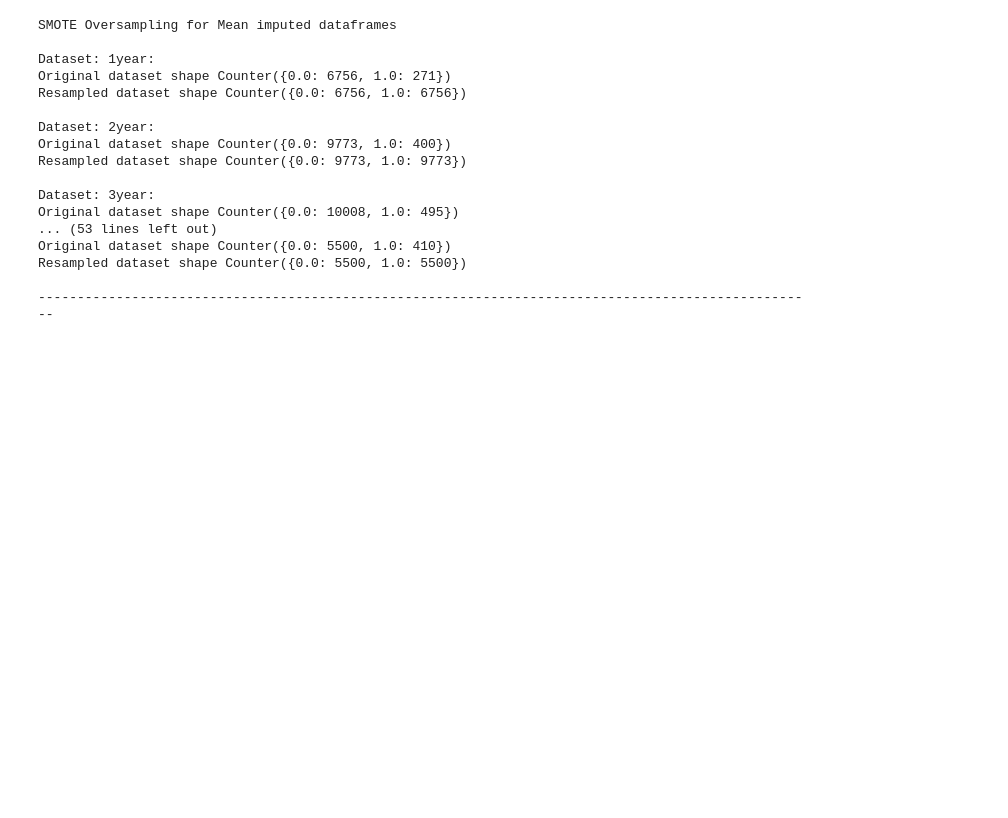
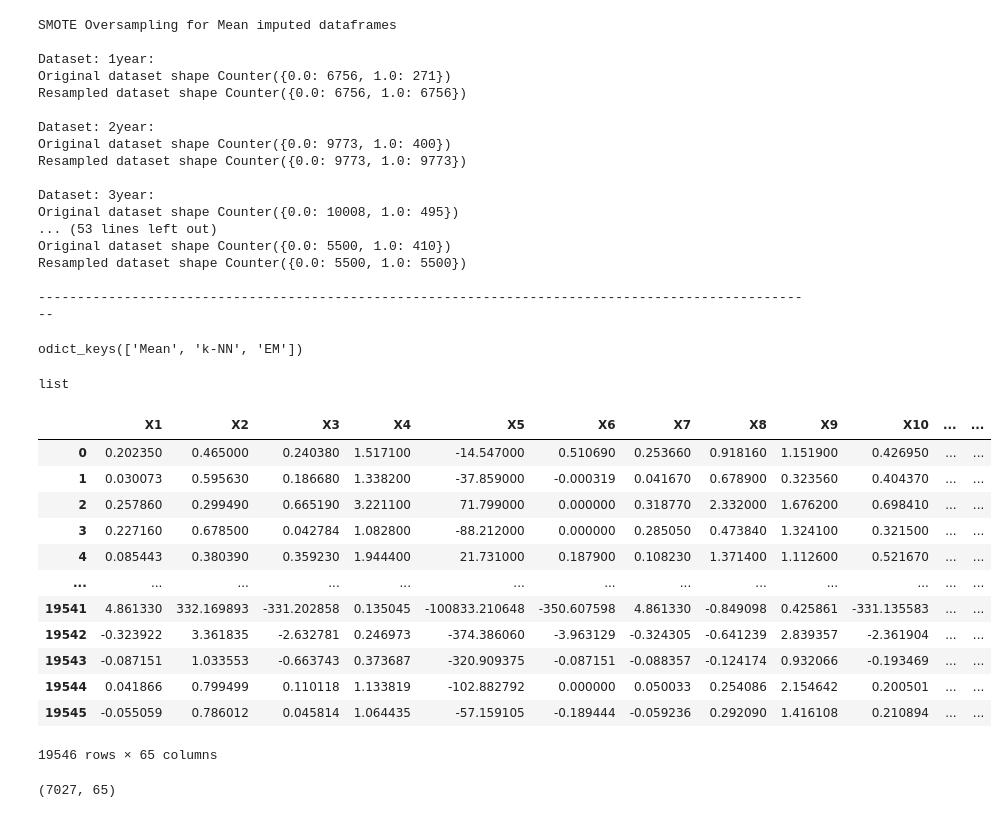
Before and after one commit to M0hammad-Kashif/Notebooks, a Jupyter notebook: Bankruptcy.ipynb, the cells around one changed output. Drawn from its saved outputs; the diff is of its cells as text; code cells hidden in the pictures; blank space fills up the shorter version.

```diff
--- a/Bankruptcy.ipynb
+++ b/Bankruptcy.ipynb
@@ -342,3 +360,31 @@ def prepare_kfold_cv_data(k, X, y, verbose=False):
+# %%
+imputed_oversampled_dataframes_dictionary.keys()
+# %% [output]
+odict_keys(['Mean', 'k-NN', 'EM'])
+# %%
+a = imputed_oversampled_dataframes_dictionary.get('k-NN')
+# %%
+type(a)
+# %% [output]
+list
+# %%
+a = pd.DataFrame(a[1])
+# %%
+a
+# %% [output]
+|  | X1 | X2 | X3 | X4 | X5 | X6 | X7 | X8 | X9 | X10 | ... | ... |
+| 0 | 0.202350 | 0.465000 | 0.240380 | 1.517100 | -14.547000 | 0.510690 | 0.253660 | 0.918160 | 1.151900 | 0.426950 | ... | ... |
+| 1 | 0.030073 | 0.595630 | 0.186680 | 1.338200 | -37.859000 | -0.000319 | 0.041670 | 0.678900 | 0.323560 | 0.404370 | ... | ... |
+| 2 | 0.257860 | 0.299490 | 0.665190 | 3.221100 | 71.799000 | 0.000000 | 0.318770 | 2.332000 | 1.676200 | 0.698410 | ... | ... |
+| 3 | 0.227160 | 0.678500 | 0.042784 | 1.082800 | -88.212000 | 0.000000 | 0.285050 | 0.473840 | 1.324100 | 0.321500 | ... | ... |
+| 4 | 0.085443 | 0.380390 | 0.359230 | 1.944400 | 21.731000 | 0.187900 | 0.108230 | 1.371400 | 1.112600 | 0.521670 | ... | ... |
+| ... | ... | ... | ... | ... | ... | ... | ... | ... | ... | ... | ... | ... |
+| 19541 | 4.861330 | 332.169893 | -331.202858 | 0.135045 | -100833.210648 | -350.607598 | 4.861330 | -0.849098 | 0.425861 | -331.135583 | ... | ... |
+| 19542 | -0.323922 | 3.361835 | -2.632781 | 0.246973 | -374.386060 | -3.963129 | -0.324305 | -0.641239 | 2.839357 | -2.361904 | ... | ... |
+| 19543 | -0.087151 | 1.033553 | -0.663743 | 0.373687 | -320.909375 | -0.087151 | -0.088357 | -0.124174 | 0.932066 | -0.193469 | ... | ... |
+| 19544 | 0.041866 | 0.799499 | 0.110118 | 1.133819 | -102.882792 | 0.000000 | 0.050033 | 0.254086 | 2.154642 | 0.200501 | ... | ... |
+| 19545 | -0.055059 | 0.786012 | 0.045814 | 1.064435 | -57.159105 | -0.189444 | -0.059236 | 0.292090 | 1.416108 | 0.210894 | ... | ... |
+19546 rows × 65 columns
 # %%
 # Gaussian Naive Bayes classifier
 gnb_classifier = GaussianNB()
@@ -361,0 +410,5 @@ bb_classifier = BalancedBaggingClassifier(base_estimator = RandomForestClassifie
+# %%
+a = knn_imputed_dataframes[0]
+a.shape
+# %% [output]
+(7027, 65)
```
Also changed, not shown: parts of 31 cells of this notebook.
